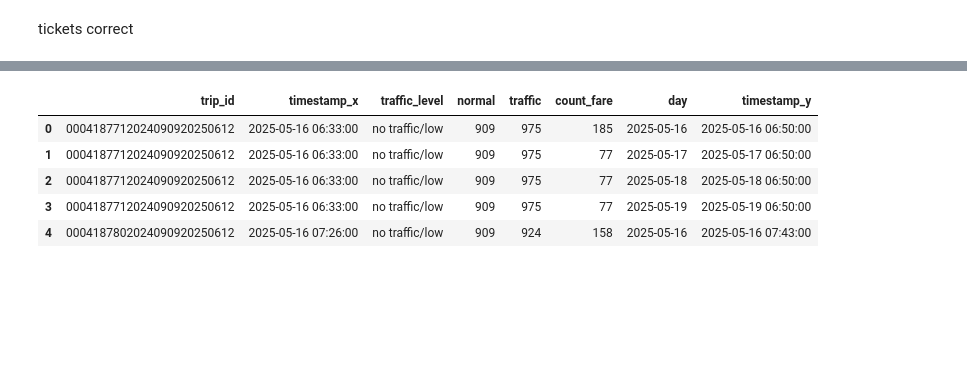
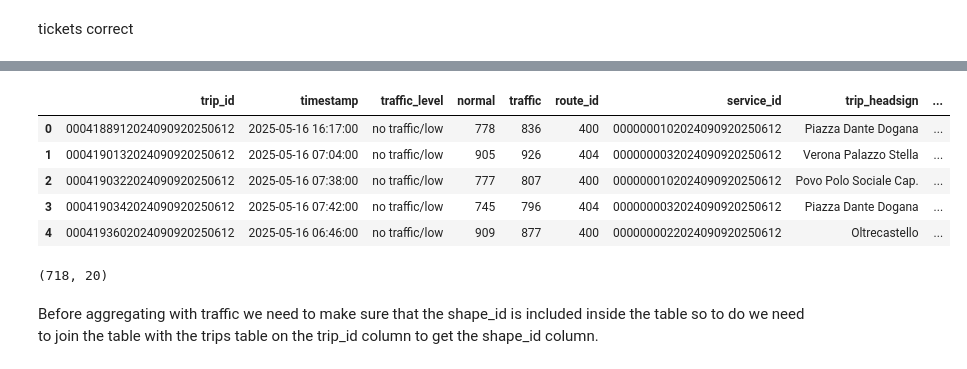
Before and after one commit to anthony-tricarico/BDTProject, a Jupyter notebook: notebooks/MLmodels.ipynb, the cells around one changed output, grey strips where cells are left out. Cells and saved outputs as stored; diff of their text form; code cells hidden in the pictures; blank space fills up the shorter version.

```diff
--- a/notebooks/MLmodels.ipynb
+++ b/notebooks/MLmodels.ipynb
@@ -60,13 +86,21 @@ traffic.head()
+# %%
+traffic_merged = traffic.merge(trips, on='trip_id')
+traffic_merged.head()
+# %% [output]
+|  | trip_id | timestamp | traffic_level | normal | traffic | route_id | service_id | trip_headsign | ... |
+| 0 | 0004188912024090920250612 | 2025-05-16 16:17:00 | no traffic/low | 778 | 836 | 400 | 0000000102024090920250612 | Piazza Dante Dogana | ... |
+| 1 | 0004190132024090920250612 | 2025-05-16 07:04:00 | no traffic/low | 905 | 926 | 404 | 0000000032024090920250612 | Verona Palazzo Stella | ... |
+| 2 | 0004190322024090920250612 | 2025-05-16 07:38:00 | no traffic/low | 777 | 807 | 400 | 0000000102024090920250612 | Povo Polo Sociale Cap. | ... |
+| 3 | 0004190342024090920250612 | 2025-05-16 07:42:00 | no traffic/low | 745 | 796 | 404 | 0000000032024090920250612 | Piazza Dante Dogana | ... |
+| 4 | 0004193602024090920250612 | 2025-05-16 06:46:00 | no traffic/low | 909 | 877 | 400 | 0000000022024090920250612 | Oltrecastello | ... |
 # %%
-traffic_tickets = traffic.merge(tickets, on='trip_id', how='inner')
+traffic_tickets = traffic_merged.merge(merged_tickets, on='shape_id', how='inner')
 traffic_tickets.head()
+print(traffic_tickets.shape)
 # %% [output]
-|  | trip_id | timestamp_x | traffic_level | normal | traffic | count_fare | day | timestamp_y |
-| 0 | 0004187712024090920250612 | 2025-05-16 06:33:00 | no traffic/low | 909 | 975 | 185 | 2025-05-16 | 2025-05-16 06:50:00 |
-| 1 | 0004187712024090920250612 | 2025-05-16 06:33:00 | no traffic/low | 909 | 975 | 77 | 2025-05-17 | 2025-05-17 06:50:00 |
-| 2 | 0004187712024090920250612 | 2025-05-16 06:33:00 | no traffic/low | 909 | 975 | 77 | 2025-05-18 | 2025-05-18 06:50:00 |
-| 3 | 0004187712024090920250612 | 2025-05-16 06:33:00 | no traffic/low | 909 | 975 | 77 | 2025-05-19 | 2025-05-19 06:50:00 |
-| 4 | 0004187802024090920250612 | 2025-05-16 07:26:00 | no traffic/low | 909 | 924 | 158 | 2025-05-16 | 2025-05-16 07:43:00 |
+(718, 20)
+# %% [markdown]
+Before aggregating with traffic we need to make sure that the shape_id is included inside the table so to do we need to join the table with the trips table on the trip_id column to get the shape_id column.
 # %%
 conn.rollback()
 
```
Also changed, not shown: parts of 7 cells of this notebook, 4 other files.
